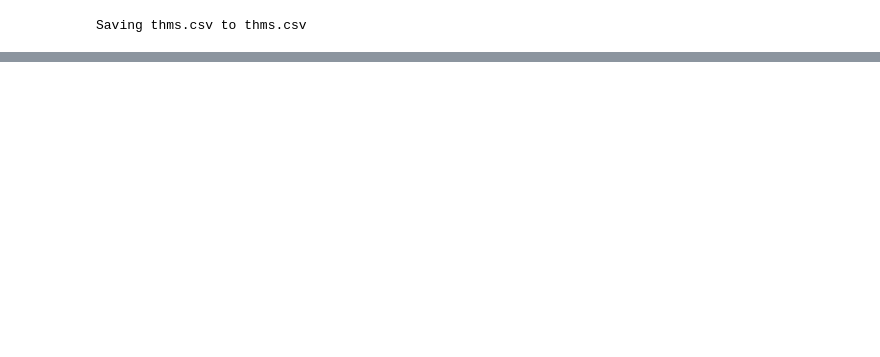
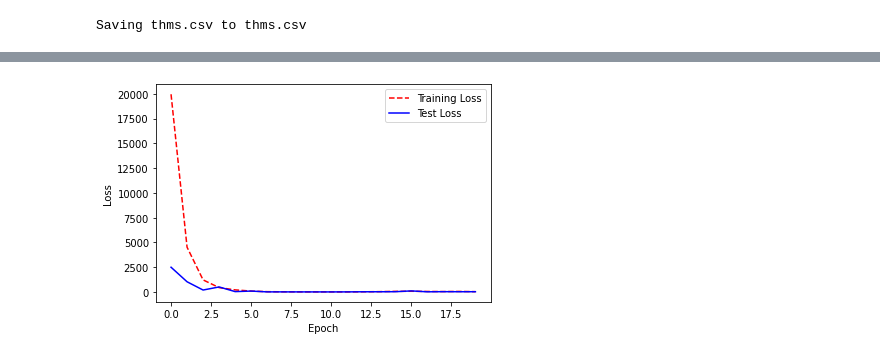
Before and after one commit to samuelbarrett1234/atp, a Jupyter notebook: Scripts/ATP NN test.ipynb, the cells around one changed output, grey strips where cells are left out. Cells and saved outputs as stored; diff of their text form; code cells hidden in the pictures; blank space fills up the shorter version.

Commit message:
Improved LSTM model.

```diff
--- a/Scripts/ATP NN test.ipynb
+++ b/Scripts/ATP NN test.ipynb
@@ -27,9 +41,9 @@ stmts_df = pd.read_csv('thms.csv')['stmt']
 # %%
 # train test split
 
-TEST_SIZE = 500
+TEST_SIZE = 2
 test_df = thm_df.take(TEST_SIZE)
-train_df = thm_df.skip(TEST_SIZE)
+train_df = thm_df.skip(TEST_SIZE).repeat()
 # %%
 feature_cols = []
 
@@ -40,4 +54,4 @@ feature_cols.append(feature_column.numeric_column('num_attempts'))
 
 stmt_col = feature_column.embedding_column(
     feature_column.sequence_categorical_column_with_vocabulary_list('stmt',
-    ('(', ')', ',', 'e', 'i', '*', 'x0', 'x1', 'x2', 'x3')), dimension=8)
+    vocab), dimension=4)
@@ -71,4 +57,0 @@ model.compile(loss=tf.keras.losses.BinaryCrossentropy(from_logits=True),
-# %%
-model.fit(train_df, epochs=10,
-          validation_data=test_df,
-          validation_steps=30, steps_per_epoch=1000)
@@ -105,0 +132,4 @@ Test Accuracy: 0.9280937314033508
+# %%
+history = model.fit(train_df, epochs=20,
+          validation_data=test_df, steps_per_epoch=100,
+          class_weight={ 0 : 0.1, 1 : 0.9 })
@@ -105,0 +154,14 @@ Test Accuracy: 0.9280937314033508
+# %%
+# Get training and test loss histories
+training_loss = history.history['loss']
+test_loss = history.history['val_loss']
+
+# Visualize loss history
+plt.plot(training_loss, 'r--')
+plt.plot(test_loss, 'b-')
+plt.legend(['Training Loss', 'Test Loss'])
+plt.xlabel('Epoch')
+plt.ylabel('Loss')
+plt.show()
+# %% [output]
+[figure, added]
```
Also changed, not shown: parts of 8 cells of this notebook.
